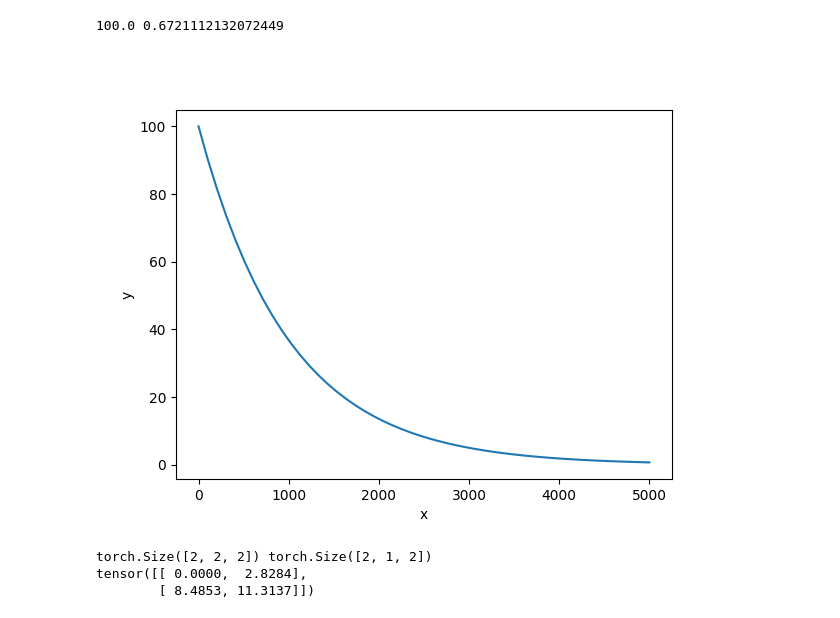
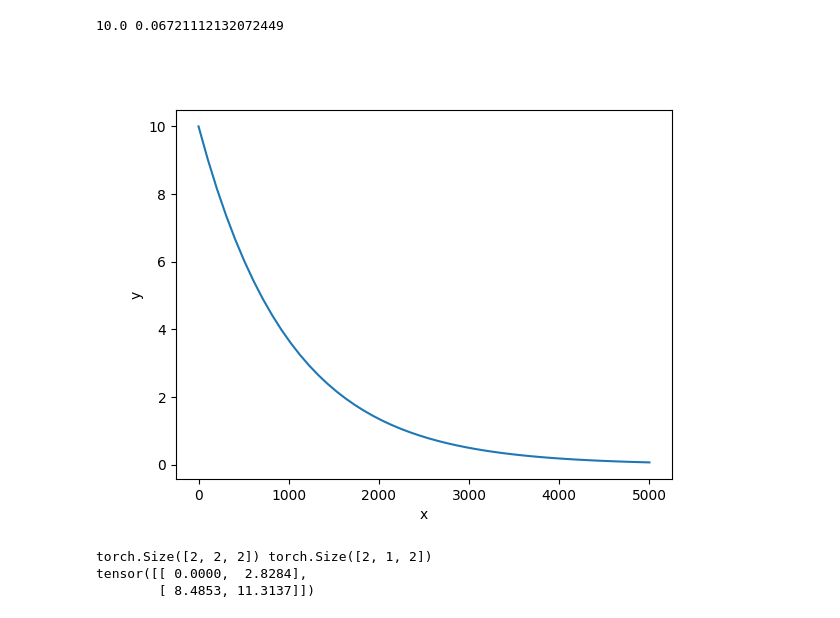
Before and after one commit to LiU-SeeGoals/controller, a Jupyter notebook: python_playground/test.ipynb, the cells around one changed output. Saved outputs shown, nothing was run; the diff lists cells and outputs as text; code cells hidden in the pictures.

```diff
--- a/python_playground/test.ipynb
+++ b/python_playground/test.ipynb
@@ -10,16 +10,16 @@ import ipywidgets as widgets
 # %%
 linspace = np.linspace(0, 5000, 50)
 x = torch.tensor(linspace, requires_grad=False)
-y = (100 * 0.999 ** x).float()
+y = (10 * 0.999 ** x).float()
 
 fig, ax = plt.subplots()
 ax.plot(linspace, y.numpy())
 ax.set_xlabel('x')
 ax.set_ylabel('y')
 print(y[0].item(), y[-1].item())
 # %% [output]
-100.0 0.6721112132072449
+10.0 0.06721112132072449
-[figure, old version]
+[figure, new version]
 # %%
 # batch, player, position(x, y)
 team = torch.tensor([[[1, 2], [3, 4]], [[7, 8], [9, 10]]]).float()
```
Also changed, not shown: parts of 2 cells of this notebook, 3 other files.
